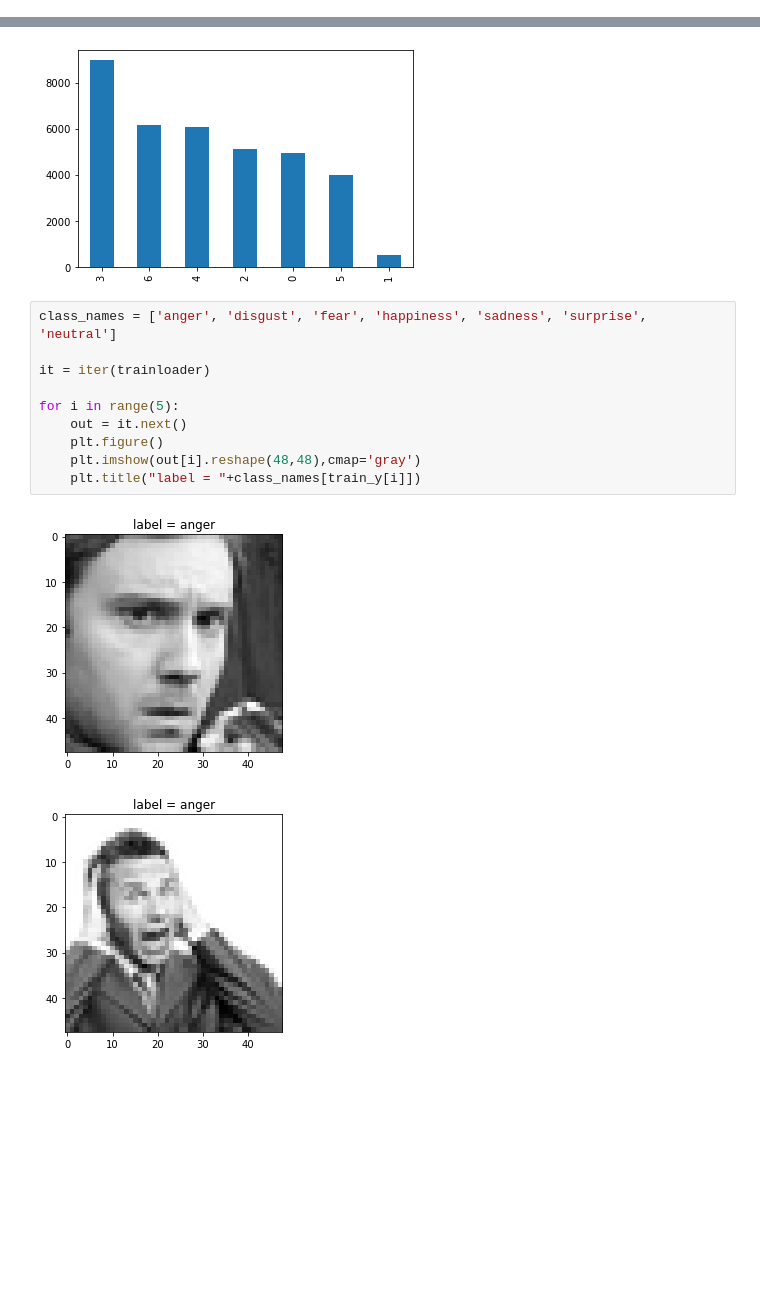
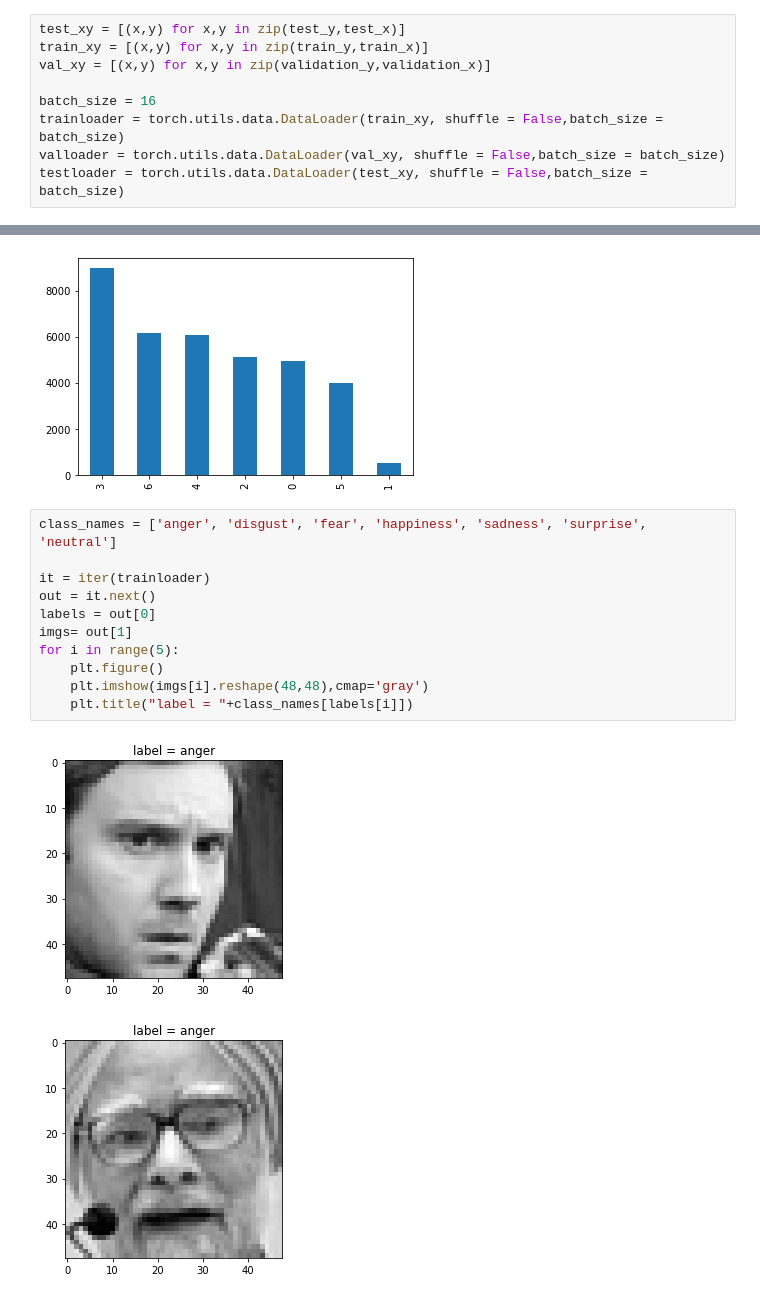
Before and after one commit to lougau92/Facial-recognition-using-cnn, a Jupyter notebook: main.ipynb, the cells around one changed output, grey strips where cells are left out. Cells and saved outputs as stored; diff of their text form; blank space fills up the shorter version.

```diff
--- a/main.ipynb
+++ b/main.ipynb
@@ -26,3 +21,12 @@ testloader = torch.utils.data.DataLoader(test_x, shuffle = False,batch_size = ba
+# %%
+test_xy = [(x,y) for x,y in zip(test_y,test_x)]
+train_xy = [(x,y) for x,y in zip(train_y,train_x)]
+val_xy = [(x,y) for x,y in zip(validation_y,validation_x)]
+
+batch_size = 16
+trainloader = torch.utils.data.DataLoader(train_xy, shuffle = False,batch_size = batch_size)
+valloader = torch.utils.data.DataLoader(val_xy, shuffle = False,batch_size = batch_size)
+testloader = torch.utils.data.DataLoader(test_xy, shuffle = False,batch_size = batch_size)
 # %%
 df['emotion'].value_counts().plot(kind = "bar")
 # %% [output]
@@ -31,13 +35,14 @@ df['emotion'].value_counts().plot(kind = "bar")
 # %%
 class_names = ['anger', 'disgust', 'fear', 'happiness', 'sadness', 'surprise', 'neutral']
 
 it = iter(trainloader)
-
+out = it.next()
+labels = out[0]
+imgs= out[1]
 for i in range(5):
-    out = it.next()
     plt.figure()
-    plt.imshow(out[i].reshape(48,48),cmap='gray')
-    plt.title("label = "+class_names[train_y[i]])
+    plt.imshow(imgs[i].reshape(48,48),cmap='gray')
+    plt.title("label = "+class_names[labels[i]])
 # %% [output]
 [figure]
-[figure, old version]
+[figure, new version]
```
Also changed, not shown: parts of 4 cells of this notebook.
